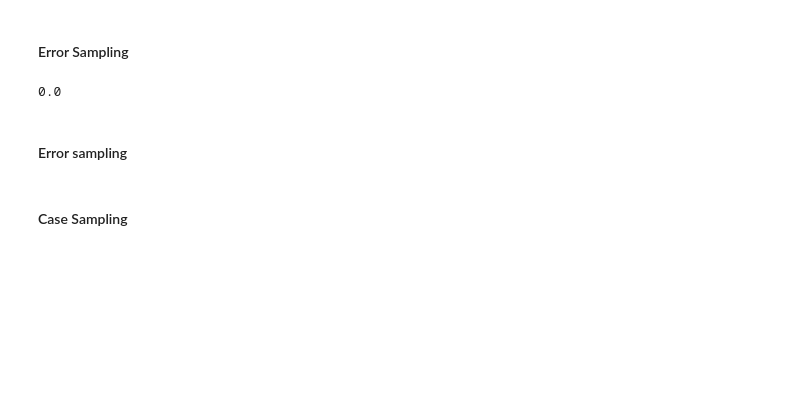
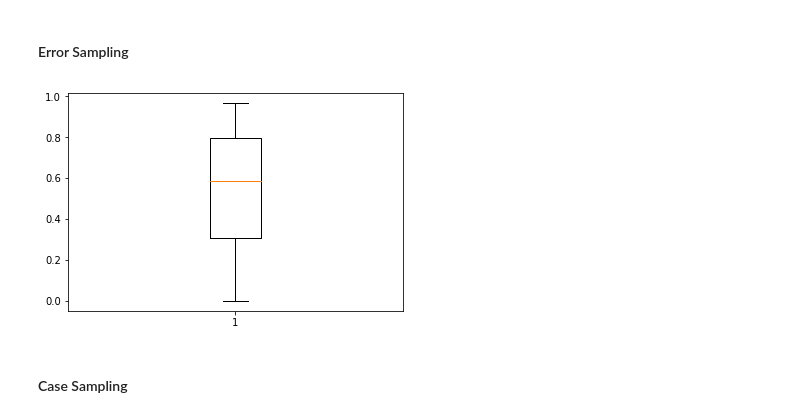
Before and after one commit to AntoineG92/Bootstrap-resampling-methods, a Jupyter notebook: Boostrap TP2 LE MEUR GRELETY v2_AG.ipynb, the cells around one changed output. Cells and saved outputs as stored; diff of their text form; code cells hidden in the pictures; blank space fills up the shorter version.

Commit message:
corrige p_value bug

```diff
--- a/Boostrap TP2 LE MEUR GRELETY v2_AG.ipynb
+++ b/Boostrap TP2 LE MEUR GRELETY v2_AG.ipynb
@@ -215,5 +203,3 @@ Ici on constate que les différents intervalles de confiance  "s'entrecoupent mo
 ### Dataset cars
 # %% [markdown]
 #### Error Sampling
-# %%
-gamma,Residus,X_H0,vrais = Res_lin.Estim_H0(k=2)
@@ -222,8 +206,12 @@ F_list = Res_lin.bootstrap_H0_CS(k=2)
-# %%
-Res_lin.p_value(F_list, Res_lin.Fisher(X_cars,X_H0,y_cars,gamma,Res_lin.beta) )
-# %% [output]
-0.0
-# %% [markdown]
-#### Error sampling
+# %%
+p_values_ES_cars=[]
+for d in range(X_cars.shape[1]-1):
+    gamma,Residus,X_H0,vrais = Res_lin.Estim_H0(k=d)
+    p_values_ES_cars.append( Res_lin.bootstrap_H0_ES(k=d) )
+# %%
+plt.boxplot(p_values_ES_cars[2])
+plt.show()
+# %% [output]
+[figure, added]
 # %% [markdown]
 #### Case Sampling
```
Also changed, not shown: parts of 13 cells of this notebook, 1 other file.
